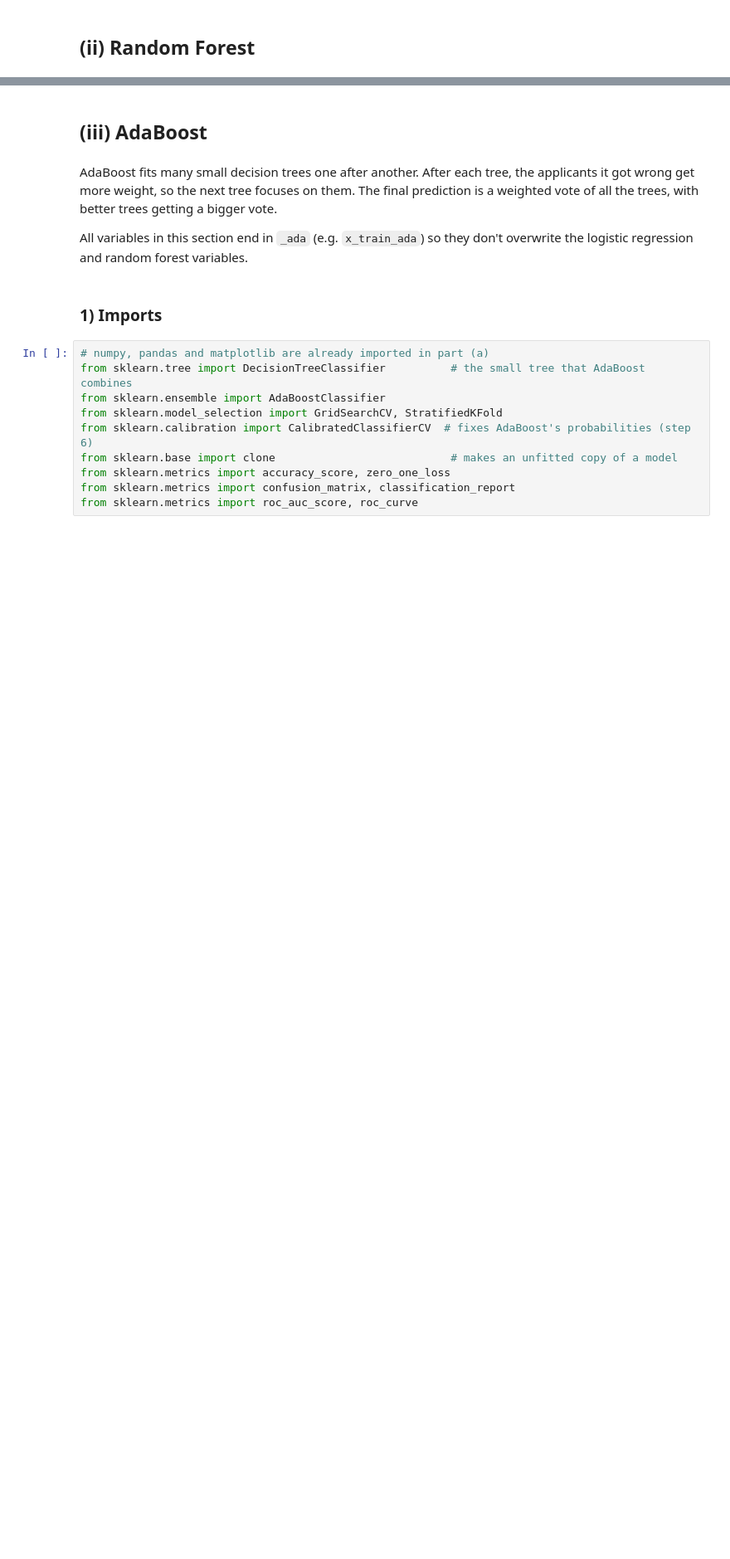
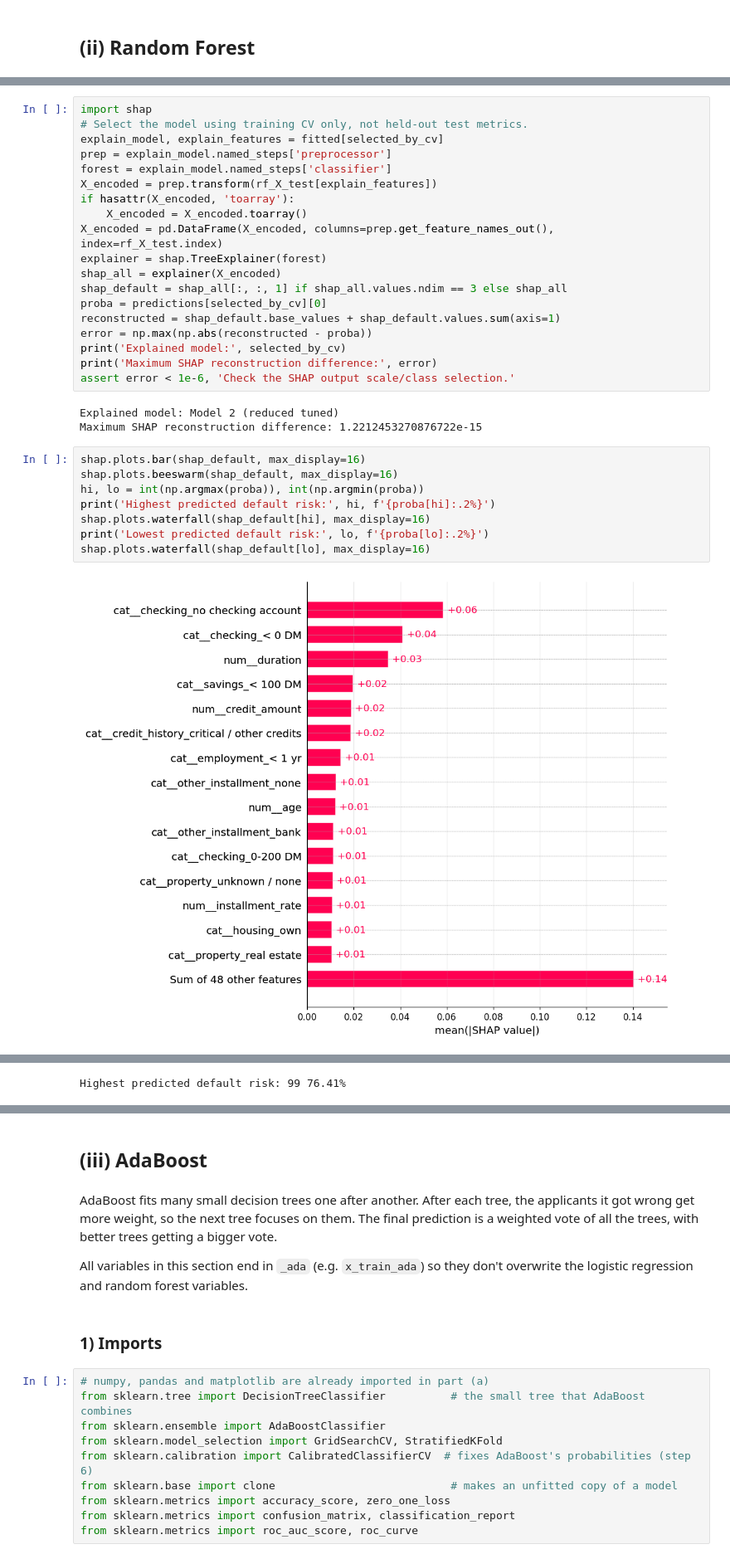
Before and after one commit to chrisgoh9/dseqf4212-group8, a Jupyter notebook: dseqf4212-group8.ipynb, the cells around one changed output, grey strips where cells are left out. Shown at 83% size. Cells and saved outputs as stored; diff of their text form; blank space fills up the shorter version.

```diff
--- a/dseqf4212-group8.ipynb
+++ b/dseqf4212-group8.ipynb
@@ -787,0 +1169,32 @@ Name: cost per applicant, dtype: float64
+# %%
+import shap
+# Select the model using training CV only, not held-out test metrics.
+explain_model, explain_features = fitted[selected_by_cv]
+prep = explain_model.named_steps['preprocessor']
+forest = explain_model.named_steps['classifier']
+X_encoded = prep.transform(rf_X_test[explain_features])
+if hasattr(X_encoded, 'toarray'):
+    X_encoded = X_encoded.toarray()
+X_encoded = pd.DataFrame(X_encoded, columns=prep.get_feature_names_out(), index=rf_X_test.index)
+explainer = shap.TreeExplainer(forest)
+shap_all = explainer(X_encoded)
+shap_default = shap_all[:, :, 1] if shap_all.values.ndim == 3 else shap_all
+proba = predictions[selected_by_cv][0]
+reconstructed = shap_default.base_values + shap_default.values.sum(axis=1)
+error = np.max(np.abs(reconstructed - proba))
+print('Explained model:', selected_by_cv)
+print('Maximum SHAP reconstruction difference:', error)
+assert error < 1e-6, 'Check the SHAP output scale/class selection.'
+# %% [output]
+Explained model: Model 2 (reduced tuned)
+Maximum SHAP reconstruction difference: 1.2212453270876722e-15
+# %%
+shap.plots.bar(shap_default, max_display=16)
+shap.plots.beeswarm(shap_default, max_display=16)
+hi, lo = int(np.argmax(proba)), int(np.argmin(proba))
+print('Highest predicted default risk:', hi, f'{proba[hi]:.2%}')
+shap.plots.waterfall(shap_default[hi], max_display=16)
+print('Lowest predicted default risk:', lo, f'{proba[lo]:.2%}')
+shap.plots.waterfall(shap_default[lo], max_display=16)
+# %% [output]
+[figure, added]
@@ -787,0 +1202 @@ Name: cost per applicant, dtype: float64
+Highest predicted default risk: 99 76.41%
```
Also changed, not shown: parts of 39 cells of this notebook.
